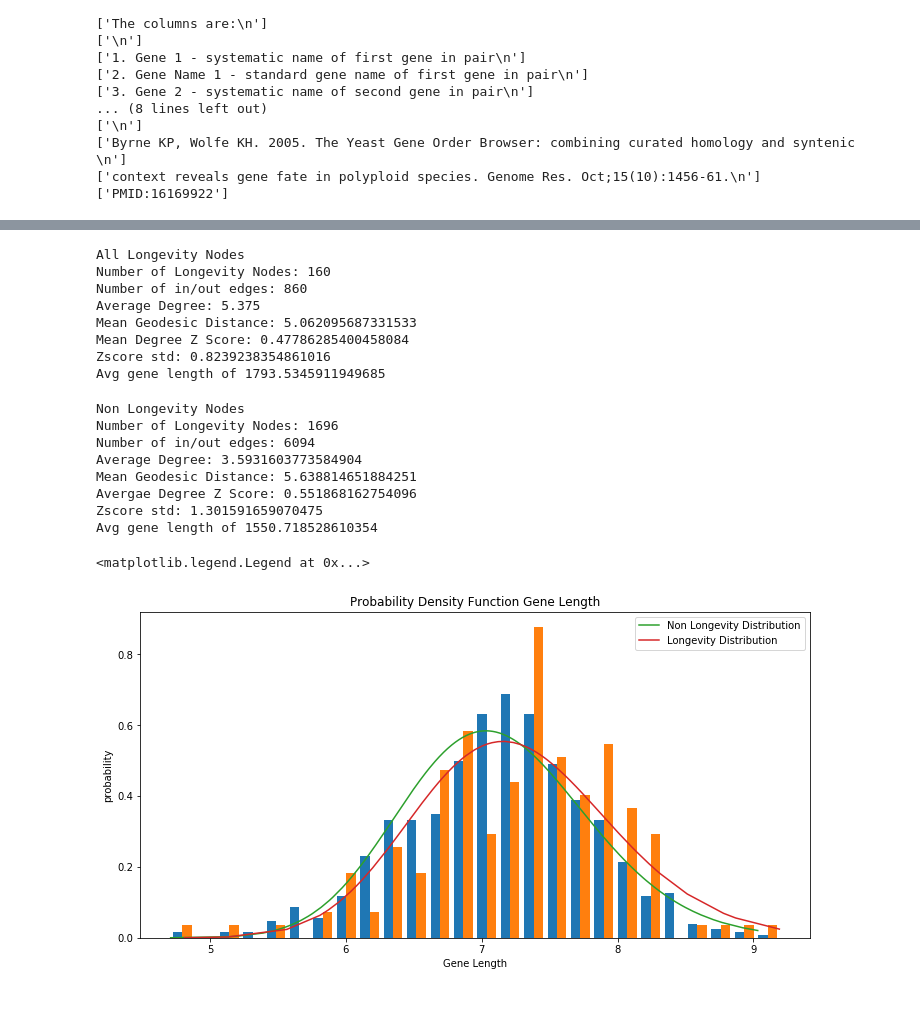
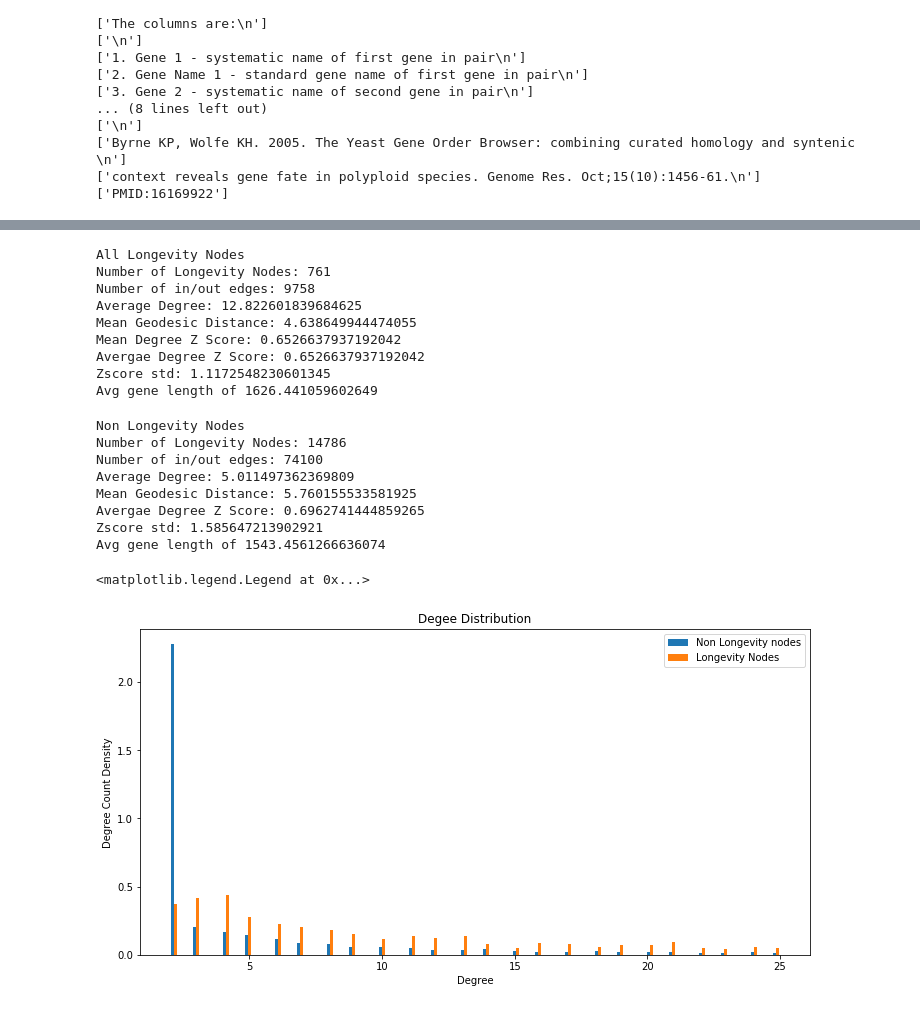
Before and after one commit to JoyMace/HomologousGenes, a Jupyter notebook: Project.ipynb, the cells around one changed output, grey strips where cells are left out. Cells and saved outputs as stored; diff of their text form; code cells hidden in the pictures.

```diff
--- a/Project.ipynb
+++ b/Project.ipynb
@@ -229,6 +240,10 @@ with open('summary.csv', 'r') as f:
                 yeast_id = line_split[0].replace('"','')
                 if yeast_id in gene_quick_lookup:
                     G.nodes[gene_quick_lookup[yeast_id]].update({'gene_length': gene_length})
+# %%
+for n in G.nodes():
+    if 'color' not in G.nodes[n]:
+        G.nodes[n]['color'] = set_color(G.nodes[n]['name'])
 # %%
 #longevity_subgraphs = []
 #other_subgraphs = []
@@ -301,9 +332,9 @@ def calculate_Participation(G,z,i):
     return 1- sum_val
 
 for n in G_main.nodes:
-    if 'gt' not in G_main.nodes[n]:
-        G_main.nodes[n]['gt'] = 'unk'
-z = {x: G_main.nodes[x]['gt'] for x in G_main.nodes()}
+    if 'chromosome' not in G_main.nodes[n]:
+        G_main.nodes[n]['chromosome'] = 'unk'
+z = {x: G_main.nodes[x]['chromosome'] for x in G_main.nodes()}
 # %%
 n = G_main.number_of_nodes()
 m = G_main.number_of_edges()
@@ -403,18 +434,21 @@ print("Number of in/out edges: {}".format(edges))
 print("Average Degree: {}".format(edges/len(overall_longevity_nodes)))
 print("Mean Geodesic Distance: {}".format(ellmean))
 print('Mean Degree Z Score: {}'.format(mean_zscore))
+print('Avergae Degree Z Score: {}'.format(mean_zscore))
 print('Zscore std: {}'.format(zscore_std))
 print('Avg gene length of {}'.format(mean_gl))
 # %% [output]
 All Longevity Nodes
-Number of Longevity Nodes: 160
-Number of in/out edges: 860
-Average Degree: 5.375
-Mean Geodesic Distance: 5.062095687331533
-Mean Degree Z Score: 0.47786285400458084
-Zscore std: 0.8239238354861016
-Avg gene length of 1793.5345911949685
+Number of Longevity Nodes: 761
+Number of in/out edges: 9758
+Average Degree: 12.822601839684625
+Mean Geodesic Distance: 4.638649944474055
+Mean Degree Z Score: 0.6526637937192042
+Avergae Degree Z Score: 0.6526637937192042
+Zscore std: 1.1172548230601345
+Avg gene length of 1626.441059602649
 # %%
+edges = 0
 for n in non_longevity_nodes:
     edges += G_main.degree(n)
 ell = 0
@@ -445,49 +479,45 @@ print('Zscore std: {}'.format(zscore_std))
 print('Avg gene length of {}'.format(mean_gl))
 # %% [output]
 Non Longevity Nodes
-Number of Longevity Nodes: 1696
-Number of in/out edges: 6094
-Average Degree: 3.5931603773584904
-Mean Geodesic Distance: 5.638814651884251
-Avergae Degree Z Score: 0.551868162754096
-Zscore std: 1.301591659070475
-Avg gene length of 1550.718528610354
+Number of Longevity Nodes: 14786
+Number of in/out edges: 74100
+Average Degree: 5.011497362369809
+Mean Geodesic Distance: 5.760155533581925
+Avergae Degree Z Score: 0.6962741444859265
+Zscore std: 1.585647213902921
+Avg gene length of 1543.4561266636074
 # %%
 n_gl = []
 l_gl = []
 
 for n in non_longevity_nodes:
-    try:
-        x = np.log(G_main.nodes[n]['gene_length'])
-        n_gl.append(x)
-    except:
-        continue
+        x = G_main.degree(n)
+        if x <= 25 and x> 1:
+            n_gl.append(x)
 
 for n in overall_longevity_nodes:
-    try:
-        x = np.log(G_main.nodes[n]['gene_length'])
-        l_gl.append(x)
-    except:
-        continue
+        x = G_main.degree(n)
+        if x <= 25 and x >1 :
+            l_gl.append(x)
 
 nshape, nloc, nscale = stats.lognorm.fit(sorted(n_gl), loc=0)
 npdf_lognorm = stats.lognorm.pdf(sorted(n_gl), nshape, nloc, nscale)
 
 shape, loc, scale = stats.lognorm.fit(sorted(l_gl), loc=0)
 pdf_lognorm = stats.lognorm.pdf(sorted(l_gl), shape, loc, scale)
 
 fig, ax = plt.subplots(figsize=(12, 6))
 
-ax.hist([n_gl, l_gl], bins='auto', density=True)
-ax.plot(sorted(n_gl), npdf_lognorm, label='Non Longevity Distribution')
-ax.plot(sorted(l_gl), pdf_lognorm, label = 'Longevity Distribution')
-ax.set_ylabel('probability')
-ax.set_xlabel('Gene Length')
-ax.set_title('Probability Density Function Gene Length')
+ax.hist([n_gl, l_gl], bins='auto', density=True, label=['Non Longevity nodes', 'Longevity Nodes'])
+#ax.plot(sorted(n_gl), npdf_lognorm, label='Non Longevity Distribution')
+#ax.plot(sorted(l_gl), pdf_lognorm, label = 'Longevity Distribution')
+ax.set_ylabel('Degree Count Density')
+ax.set_xlabel('Degree')
+ax.set_title('Degee Distribution')
 ax.legend()
 # %% [output]
 <matplotlib.legend.Legend at 0x...>
-[figure, old version]
+[figure, new version]
 # %%
 n_el = [single_source(G_main, n) for n in non_longevity_nodes]
 l_el = [single_source(G_main, n) for n in overall_longevity_nodes]
```
Also changed, not shown: parts of 24 cells of this notebook.
